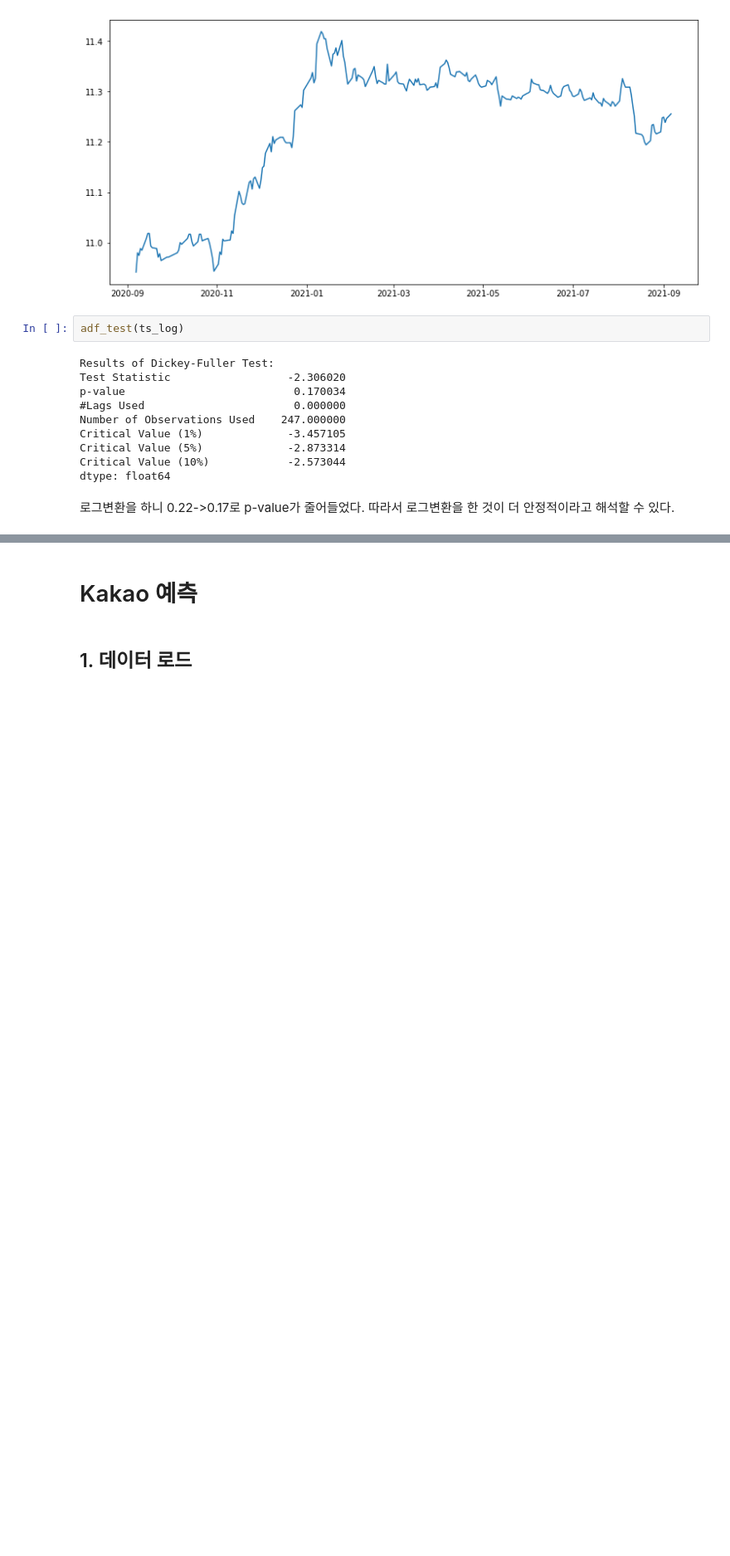
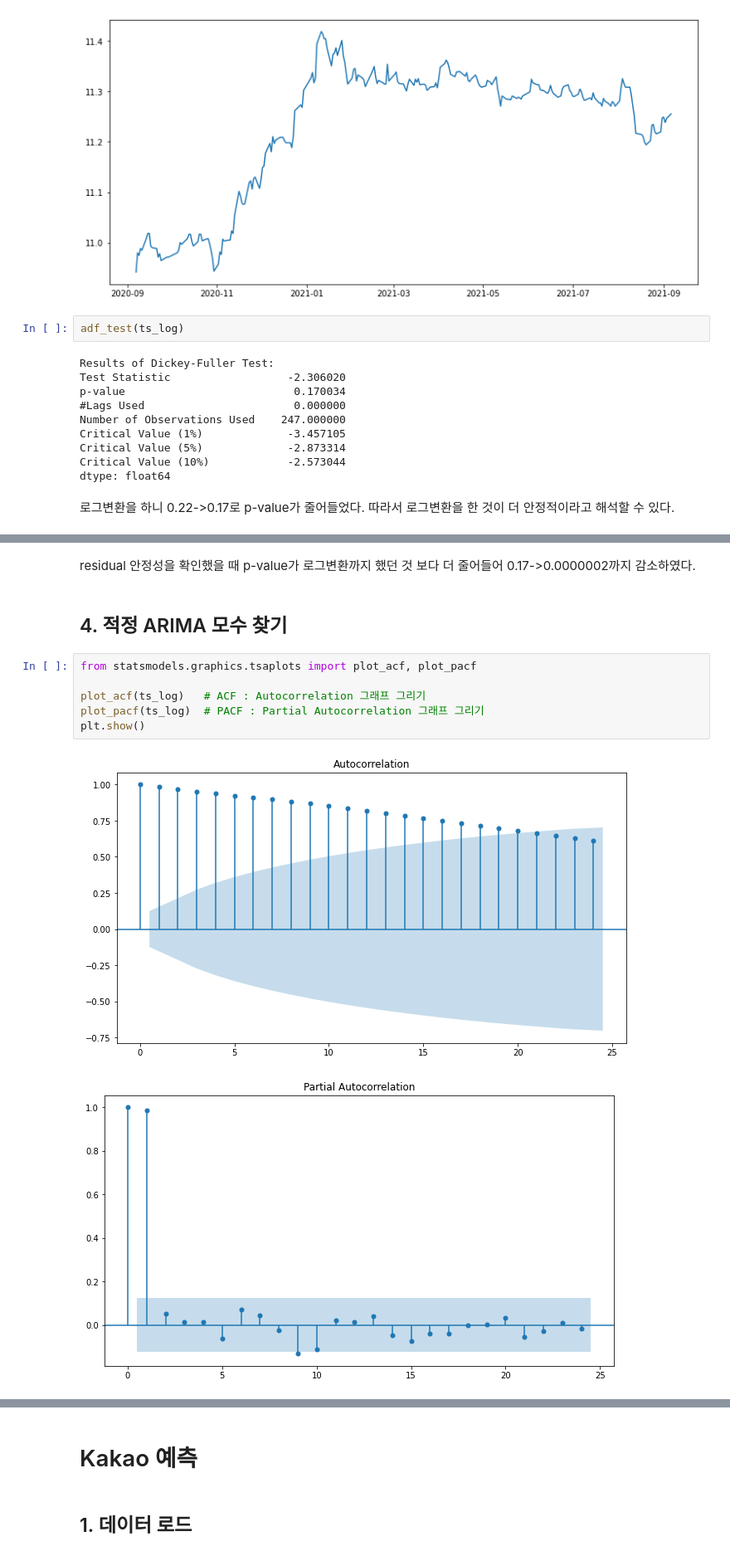
Before and after one commit to hyelimchoi1223/AIFFEL, a Jupyter notebook: exploration/[E-14]Predict_stock_using_ARIMA.ipynb, the cells around one changed output, grey strips where cells are left out. Shown at 83% size. Cells and saved outputs as stored; diff of their text form; blank space fills up the shorter version.

```diff
--- a/exploration/[E-14]Predict_stock_using_ARIMA.ipynb
+++ b/exploration/[E-14]Predict_stock_using_ARIMA.ipynb
@@ -200,0 +180,13 @@ ts_log.index.min(), ts_log.index.max()
+# %% [markdown]
+residual 안정성을 확인했을 때 p-value가 로그변환까지 했던 것 보다 더 줄어들어 0.17->0.0000002까지 감소하였다.
+# %% [markdown]
+## 4. 적정 ARIMA 모수 찾기
+# %%
+from statsmodels.graphics.tsaplots import plot_acf, plot_pacf
+
+plot_acf(ts_log)   # ACF : Autocorrelation 그래프 그리기
+plot_pacf(ts_log)  # PACF : Partial Autocorrelation 그래프 그리기
+plt.show()
+# %% [output]
+[figure, added]
+[figure, added]
```
Also changed, not shown: parts of 132 cells of this notebook.
